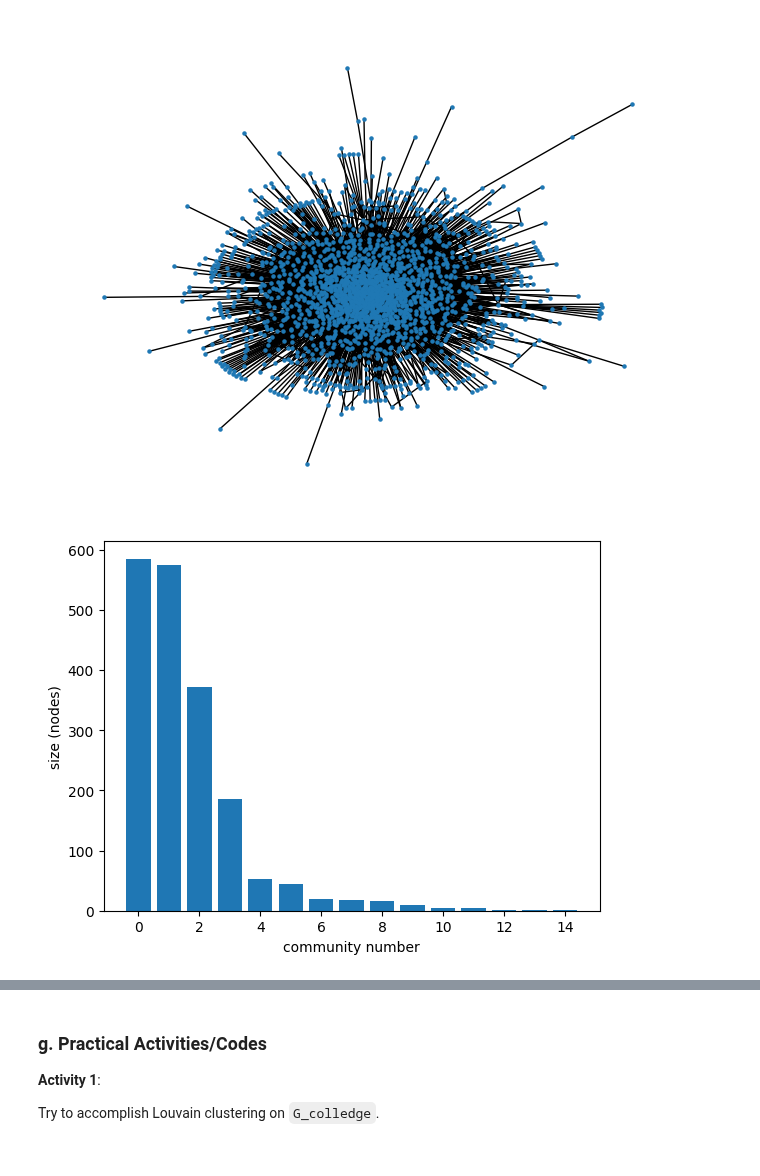
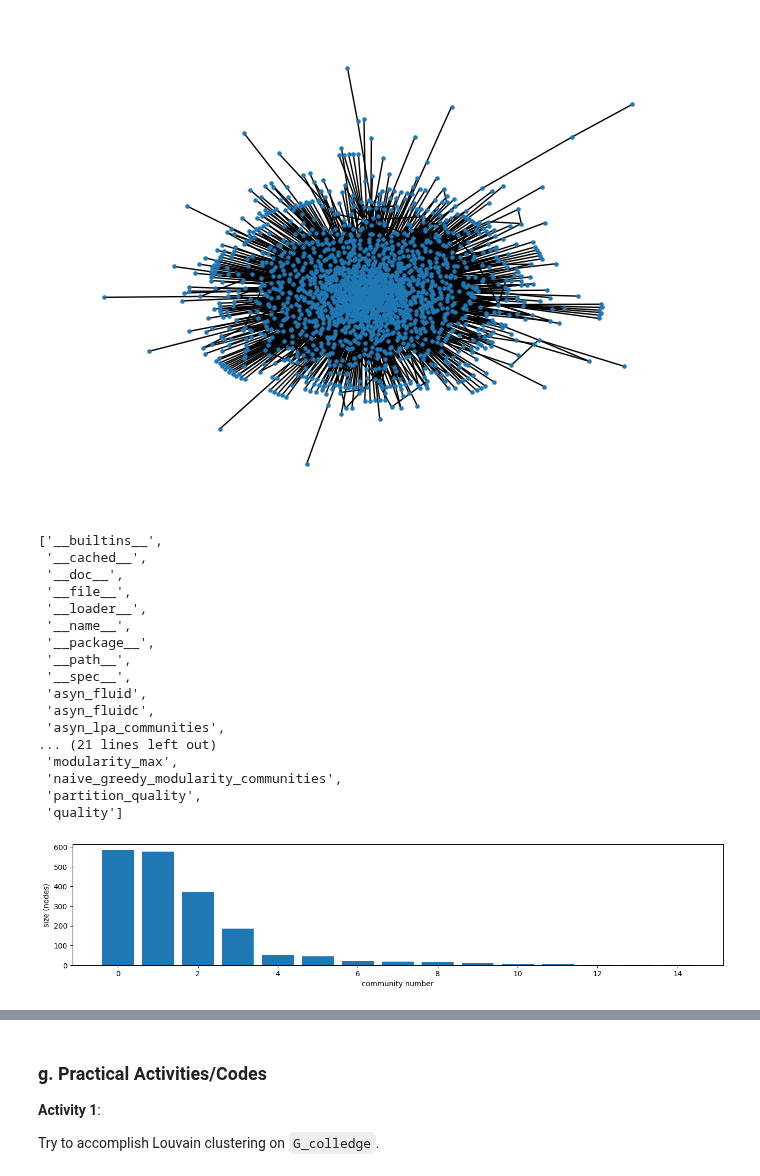
Before and after one commit to bgbg/ML-on-Graphs, a Jupyter notebook: 6_Community_Detection.ipynb, the cells around one changed output, grey strips where cells are left out. Saved outputs shown, nothing was run; the diff lists cells and outputs as text; code cells hidden in the pictures.

```diff
--- a/6_Community_Detection.ipynb
+++ b/6_Community_Detection.ipynb
@@ -360,18 +360,39 @@ pos = nx.spring_layout(
 nx.draw(G_college, pos, width=1, node_size=5)
 # %% [output]
 [figure]
+# %%
+import networkx.algorithms.community as community_algos
+dir(community_algos)
+# %% [output]
+['__builtins__',
+ '__cached__',
+ '__doc__',
+ '__file__',
+ '__loader__',
+ '__name__',
+ '__package__',
+ '__path__',
+ '__spec__',
+ 'asyn_fluid',
+ 'asyn_fluidc',
+ 'asyn_lpa_communities',
+... (21 lines left out)
+ 'modularity_max',
+ 'naive_greedy_modularity_communities',
+ 'partition_quality',
+ 'quality']
 # %%
 from networkx.algorithms.community import greedy_modularity_communities
 
 # Detect communities
-communities_mod = list(greedy_modularity_communities(G_college))
+communities_mod = list(greedy_modularity_communities(G_college, resolution=1.0))
 # Sort communities by size (descending)
 communities_mod.sort(key=len, reverse=True)
 community_sizes = [len(c) for c in communities_mod]
-fig, ax = plt.subplots()
+fig, ax = plt.subplots(figsize=(16, 3))
 ax.bar(range(len(community_sizes)), community_sizes)
 ax.set_xlabel("community number")
 ax.set_ylabel("size (nodes)")
 plt.show()
 # %% [output]
-[figure, old version]
+[figure, new version]
```
Also changed, not shown: parts of 14 cells of this notebook, 1 other file.
